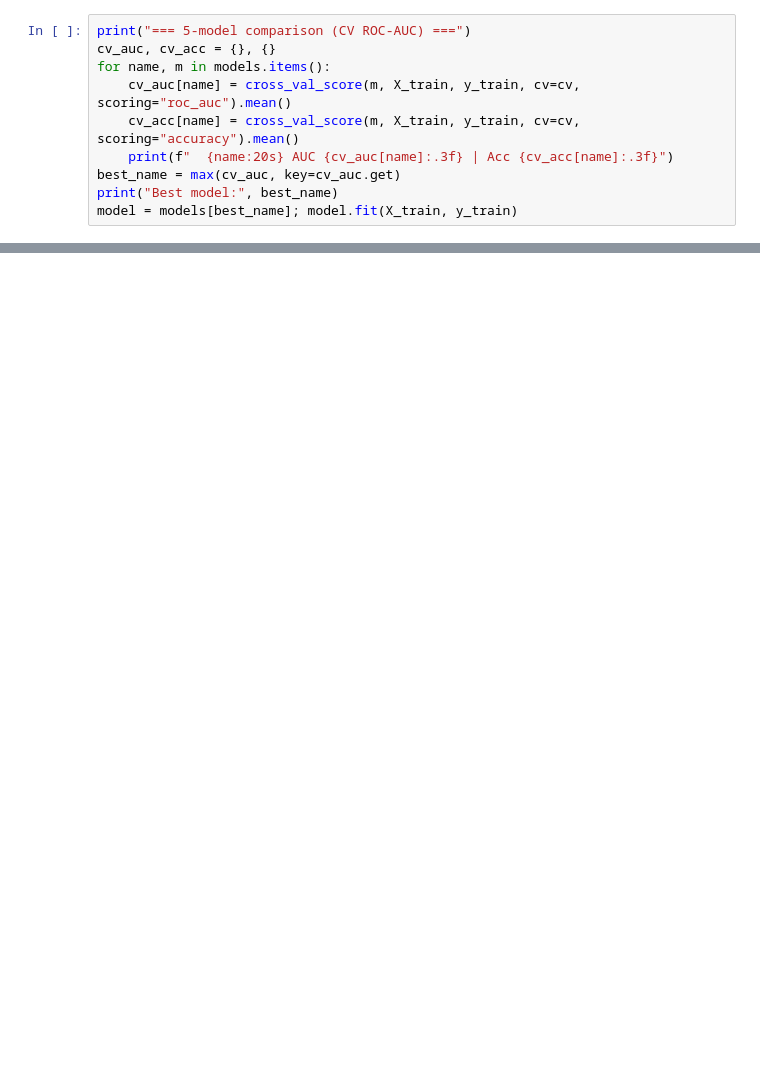
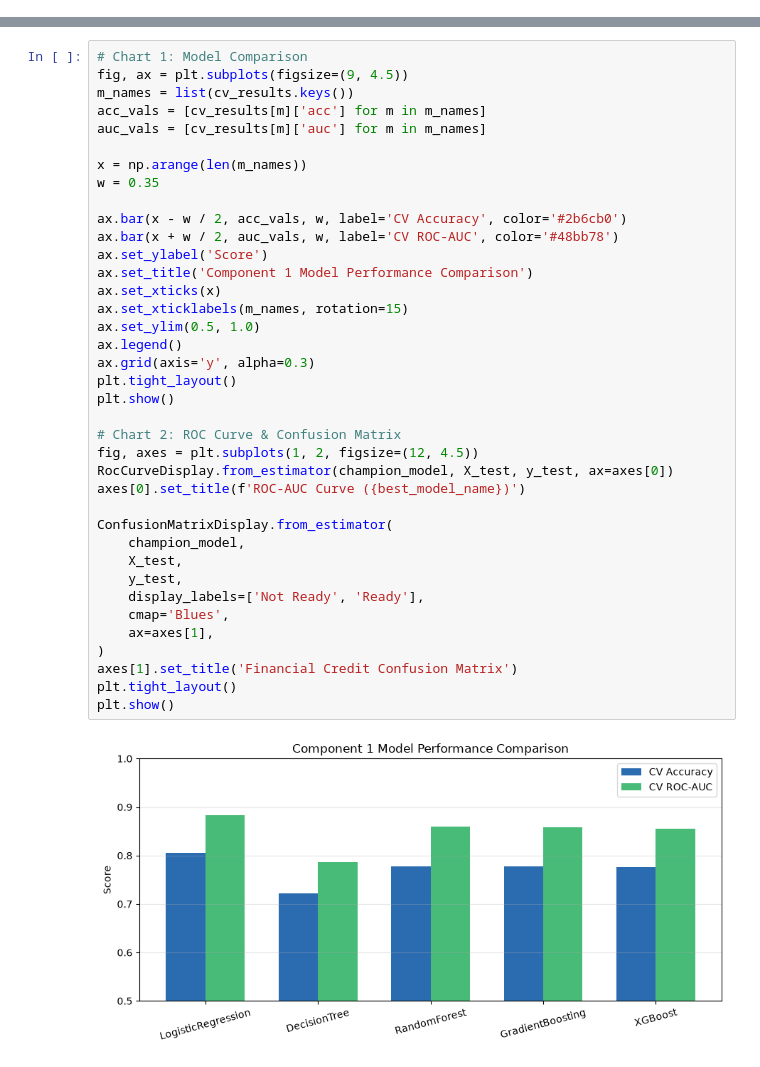
Before and after one commit to sathirapramudith123/R26-IT-139, a Jupyter notebook: ML model/sales & finance/digital legder.ipynb, the cells around one changed output, grey strips where cells are left out. Saved outputs shown, nothing was run; the diff lists cells and outputs as text; blank space fills up the shorter version.

```diff
--- a/ML model/sales & finance/digital legder.ipynb
+++ b/ML model/sales & finance/digital legder.ipynb
@@ -36,10 +172,0 @@ models = {
-# %%
-print("=== 5-model comparison (CV ROC-AUC) ===")
-cv_auc, cv_acc = {}, {}
-for name, m in models.items():
-    cv_auc[name] = cross_val_score(m, X_train, y_train, cv=cv, scoring="roc_auc").mean()
-    cv_acc[name] = cross_val_score(m, X_train, y_train, cv=cv, scoring="accuracy").mean()
-    print(f"  {name:20s} AUC {cv_auc[name]:.3f} | Acc {cv_acc[name]:.3f}")
-best_name = max(cv_auc, key=cv_auc.get)
-print("Best model:", best_name)
-model = models[best_name]; model.fit(X_train, y_train)
@@ -136,0 +263,40 @@ Saved best model: LogisticRegression
+# %%
+# Chart 1: Model Comparison
+fig, ax = plt.subplots(figsize=(9, 4.5))
+m_names = list(cv_results.keys())
+acc_vals = [cv_results[m]['acc'] for m in m_names]
+auc_vals = [cv_results[m]['auc'] for m in m_names]
+
+x = np.arange(len(m_names))
+w = 0.35
+
+ax.bar(x - w / 2, acc_vals, w, label='CV Accuracy', color='#2b6cb0')
+ax.bar(x + w / 2, auc_vals, w, label='CV ROC-AUC', color='#48bb78')
+ax.set_ylabel('Score')
+ax.set_title('Component 1 Model Performance Comparison')
+ax.set_xticks(x)
+ax.set_xticklabels(m_names, rotation=15)
+ax.set_ylim(0.5, 1.0)
+ax.legend()
+ax.grid(axis='y', alpha=0.3)
+plt.tight_layout()
+plt.show()
+
+# Chart 2: ROC Curve & Confusion Matrix
+fig, axes = plt.subplots(1, 2, figsize=(12, 4.5))
+RocCurveDisplay.from_estimator(champion_model, X_test, y_test, ax=axes[0])
+axes[0].set_title(f'ROC-AUC Curve ({best_model_name})')
+
+ConfusionMatrixDisplay.from_estimator(
+    champion_model,
+    X_test,
+    y_test,
+    display_labels=['Not Ready', 'Ready'],
+    cmap='Blues',
+    ax=axes[1],
+)
+axes[1].set_title('Financial Credit Confusion Matrix')
+plt.tight_layout()
+plt.show()
+# %% [output]
+[figure, added]
```
Also changed, not shown: parts of 19 cells of this notebook, 1 other file.
